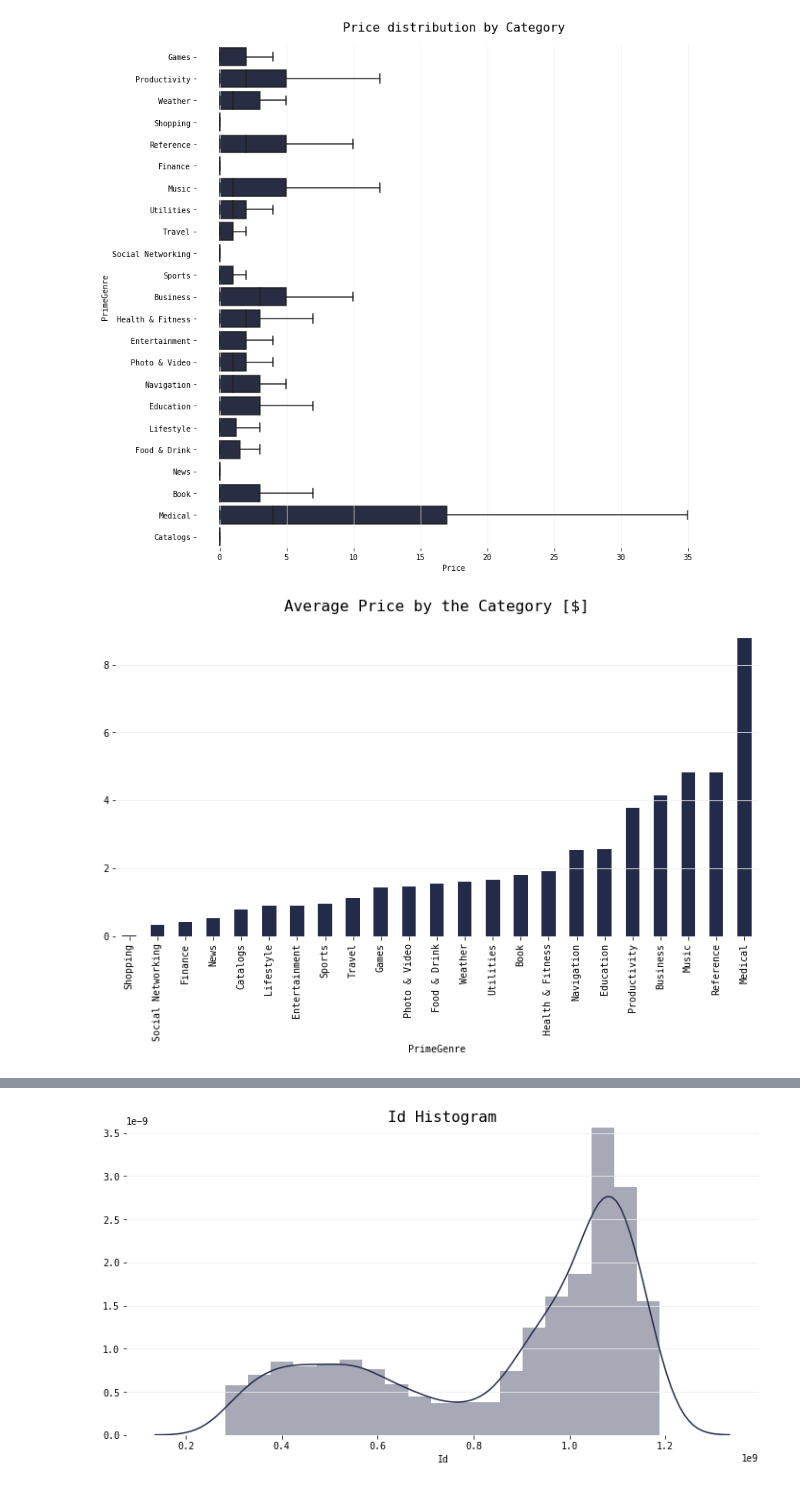
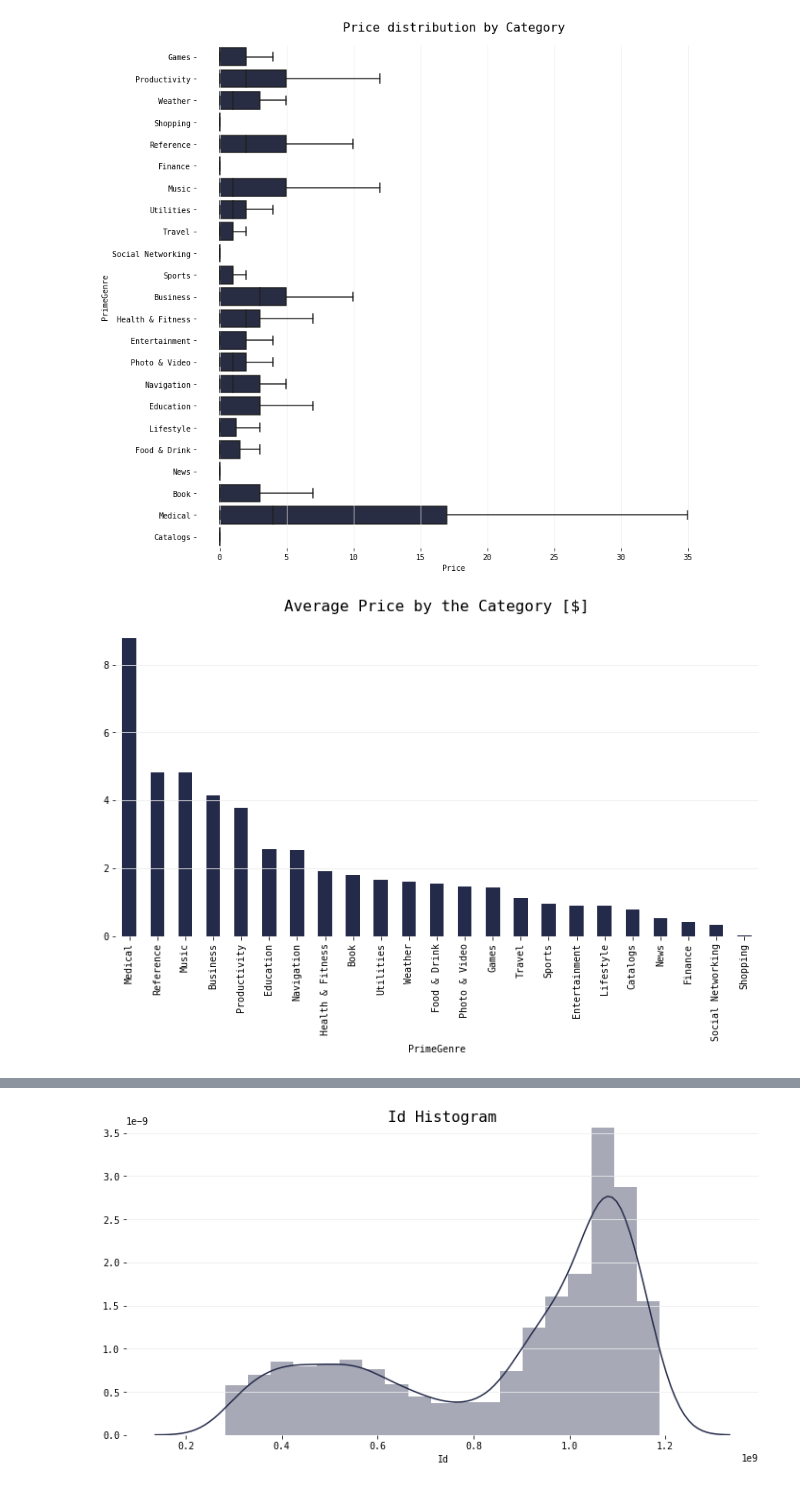
Before and after one commit to qu4ku/datasets-analysis, a Jupyter notebook: 011-apple-app-store.ipynb, the cells around one changed output, grey strips where cells are left out. Saved outputs shown, nothing was run; the diff lists cells and outputs as text; code cells hidden in the pictures.

```diff
--- a/011-apple-app-store.ipynb
+++ b/011-apple-app-store.ipynb
@@ -303,8 +303,8 @@ plt.title('Price distribution by Category', y=1.02);
 [figure]
 # %%
 plt.axes(frameon=False)
-df.groupby('PrimeGenre').Price.mean().sort_values().plot(kind='bar', color=MC)
+df.groupby('PrimeGenre').Price.mean().sort_values(ascending=False).plot(kind='bar', color=MC)
 plt.grid(axis='y')
 plt.title('Average Price by the Category [$]', y=1.02);
 # %% [output]
-[figure, old version]
+[figure, new version]
```
Also changed, not shown: parts of 22 cells of this notebook.
